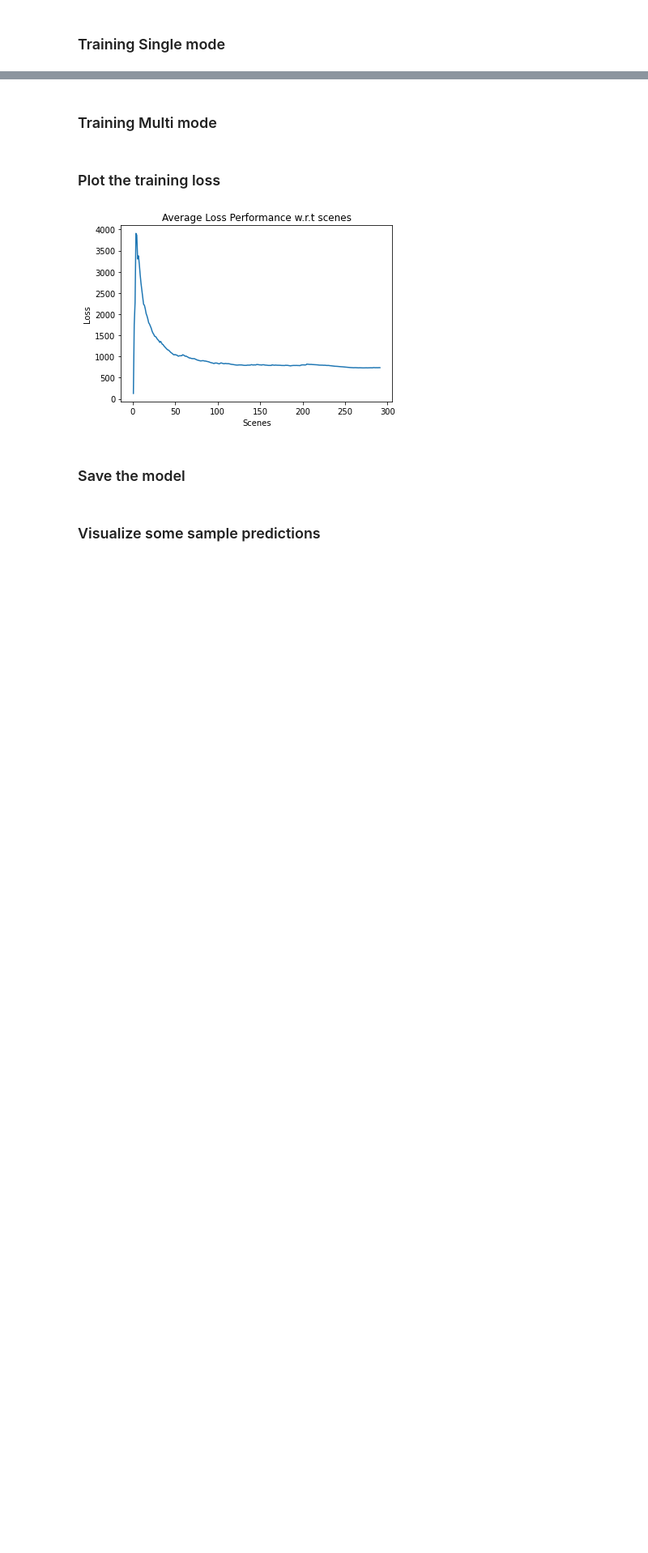
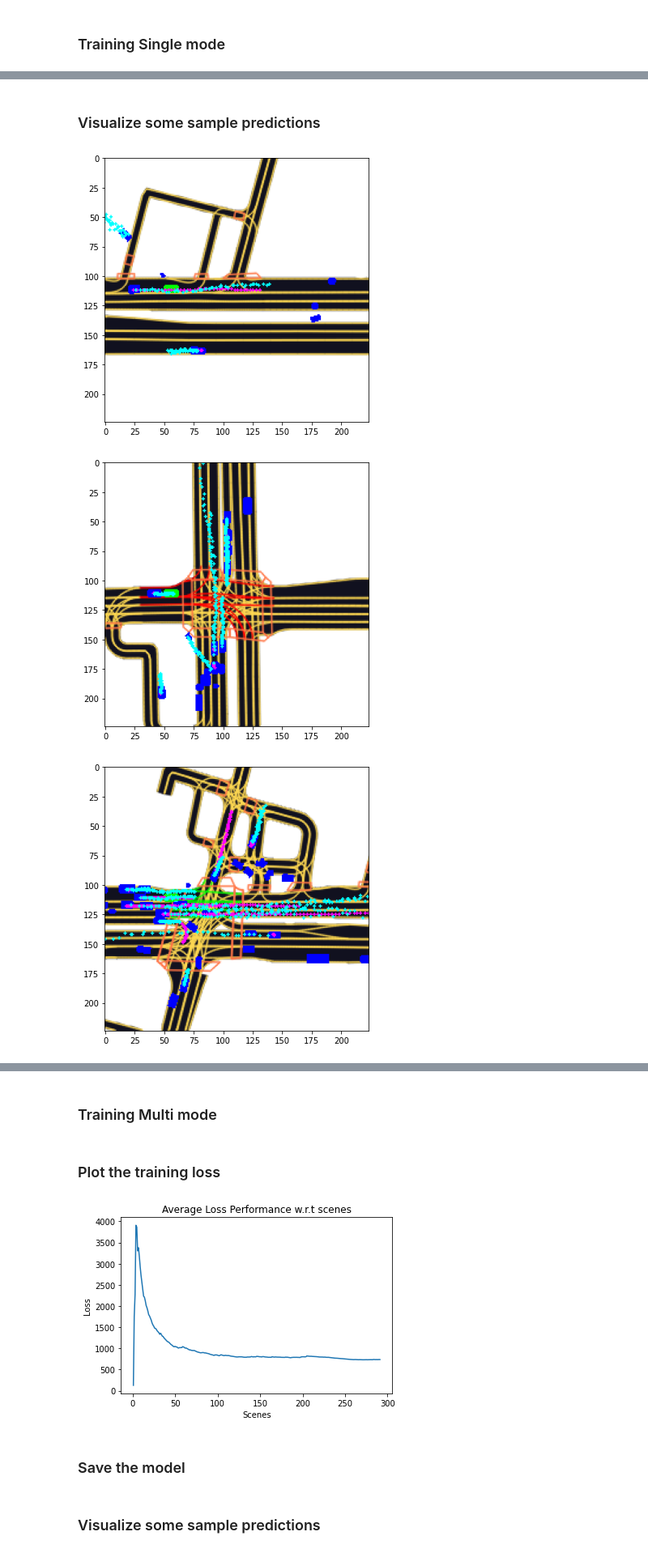
Before and after one commit to MahirGulzar/Motion_prediction_model_for_self_driving, a Jupyter notebook: notebook_train.ipynb, the cells around one changed output, grey strips where cells are left out. Shown: that part at 81% size. Cells and saved outputs as stored; diff of their text form; code cells hidden in the pictures; blank space fills up the shorter version.

```diff
--- a/notebook_train.ipynb
+++ b/notebook_train.ipynb
@@ -125,0 +141,63 @@ Models with following backbones are available in lyft_models.py
+# %% [markdown]
+### Visualize some sample predictions
+# %%
+model.eval()
+torch.set_grad_enabled(False)
+
+# Uncomment to choose satelliter or semantic rasterizer
+# cfg["raster_params"]["map_type"] = "py_satellite"
+cfg["raster_params"]["map_type"] = "py_semantic"
+
+
+rast = build_rasterizer(cfg, dm)
+
+eval_ego_dataset = EgoDataset(cfg, train_dataset.dataset, rast)
+num_frames = 10 # randomly pick _ frames
+random_frames = np.random.randint(0,len(eval_ego_dataset)-1, (num_frames,))
+
+for frame_number in random_frames:
+    agent_indices = train_dataset.get_frame_indices(frame_number)
+    if not len(agent_indices):
+        continue
+
+    # get AV point-of-view frame
+    data_ego = eval_ego_dataset[frame_number]
+    im_ego = rasterizer.to_rgb(data_ego["image"].transpose(1, 2, 0))
+    center = np.asarray(cfg["raster_params"]["ego_center"]) * cfg["raster_params"]["raster_size"]
+
+    predicted_positions = []
+    target_positions = []
+
+    for v_index in agent_indices:
+        data_agent = train_dataset[v_index]
+
+        out_net = model(torch.from_numpy(data_agent["image"]).unsqueeze(0).to(device))
+        out_pos = out_net[0].reshape(-1, 2).detach().cpu().numpy()
+        # store absolute world coordinates
+        predicted_positions.append(transform_points(out_pos, data_agent["world_from_agent"]))
+        # retrieve target positions from the GT and store as absolute coordinates
+        track_id, timestamp = data_agent["track_id"], data_agent["timestamp"]
+        target_positions.append(transform_points(data_agent["target_positions"], data_agent["world_from_agent"]) )
+
+    # convert coordinates to AV point-of-view so we can draw them
+    predicted_positions = transform_points(np.concatenate(predicted_positions), data_ego["raster_from_world"])
+    target_positions = transform_points(np.concatenate(target_positions), data_ego["raster_from_world"])
+
+    # make sure ground truth and prediction have the same data size
+    assert len(target_positions) == len(predicted_positions)
+
+    # draw_trajectory(im_ego, predicted_positions, PREDICTED_POINTS_COLOR)
+    draw_trajectory(im_ego, target_positions, TARGET_POINTS_COLOR)
+
+    plt.rcParams['figure.figsize'] = 6, 6
+    plt.imshow(im_ego[::-1])
+
+    draw_trajectory(im_ego, predicted_positions, PREDICTED_POINTS_COLOR)
+
+    plt.rcParams['figure.figsize'] = 6, 6
+    plt.imshow(im_ego[::-1])
+    plt.show()
+# %% [output]
+[figure, added]
+[figure, added]
+[figure, added]
```
Also changed, not shown: parts of 15 cells of this notebook, 1 other file.
